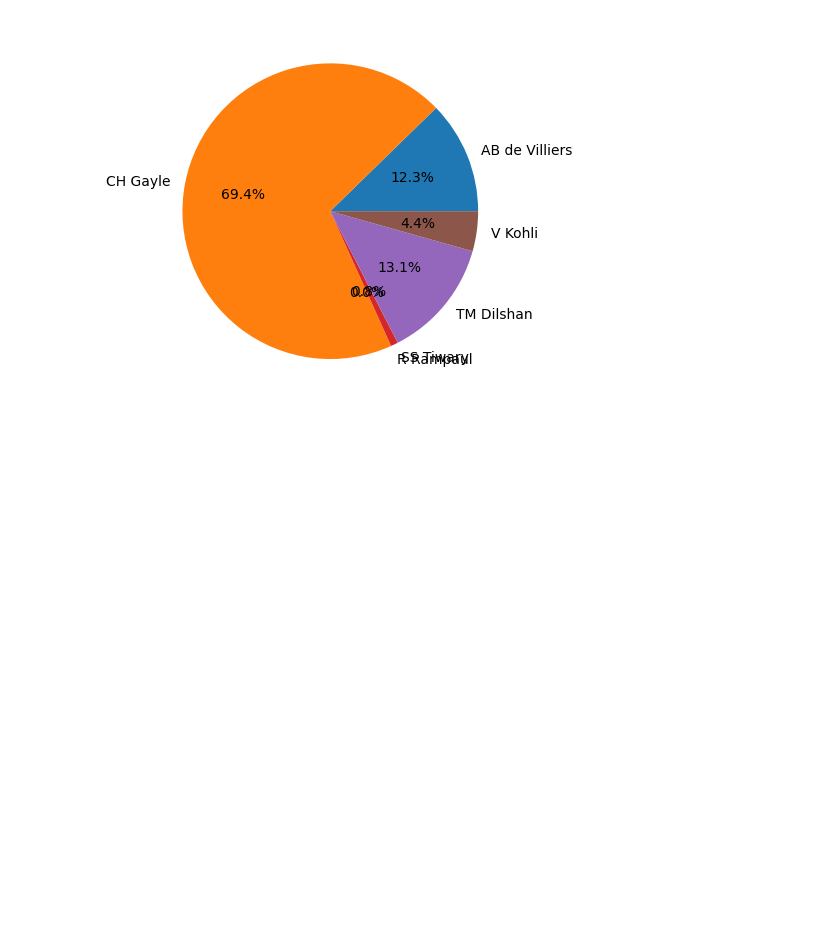
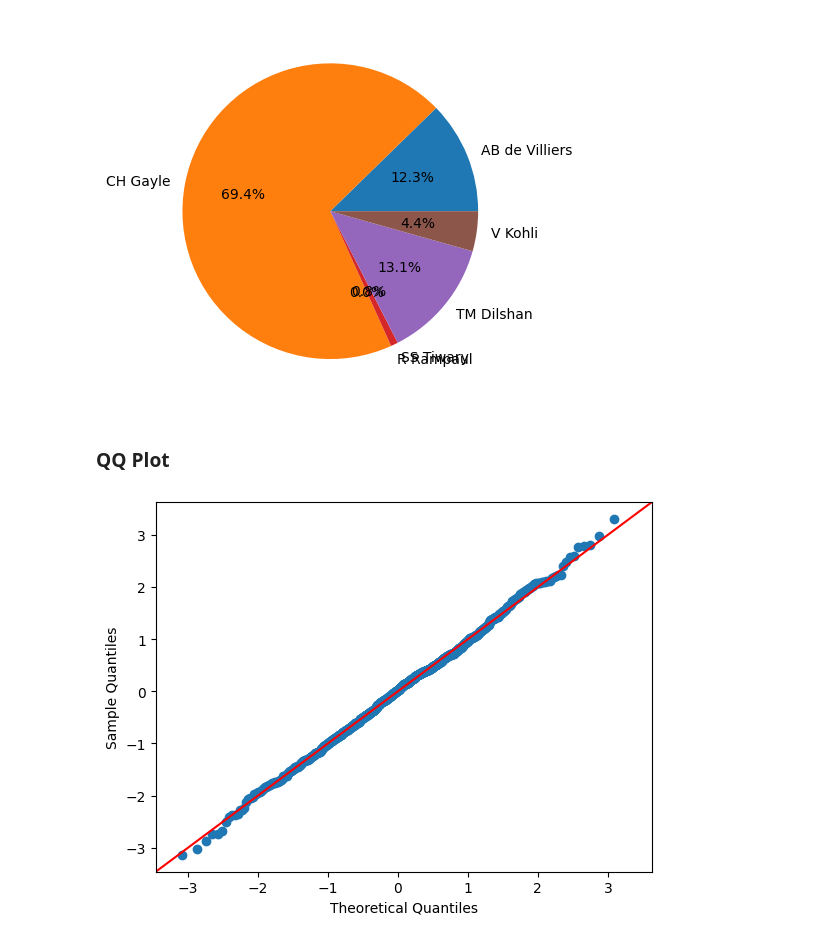
Before and after one commit to Aditya26Das/Machine-Learning, a Jupyter notebook: matplotlib/prog1.ipynb, the cells around one changed output. Drawn from its saved outputs; the diff is of its cells as text; code cells hidden in the pictures; blank space fills up the shorter version.

Commit message:
QQ Plot Added

```diff
--- a/matplotlib/prog1.ipynb
+++ b/matplotlib/prog1.ipynb
@@ -182,3 +182,16 @@ plt.pie(df['batsman_runs'],labels=df['batsman'],autopct='%0.1f%%')
 plt.show()
 # %% [output]
 [figure]
+# %% [markdown]
+### QQ Plot
+# %%
+import statsmodels.api as sm
+import matplotlib.pyplot as plt
+import numpy as np
+
+x = np.random.normal(5,6,1000)
+sm.qqplot(x,line='45',fit=True)
+
+plt.show()
+# %% [output]
+[figure, added]
```
